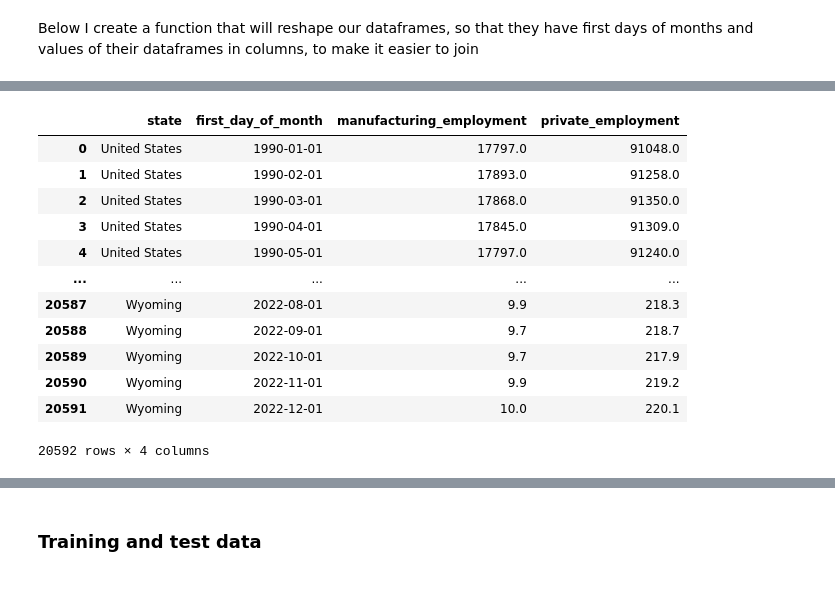
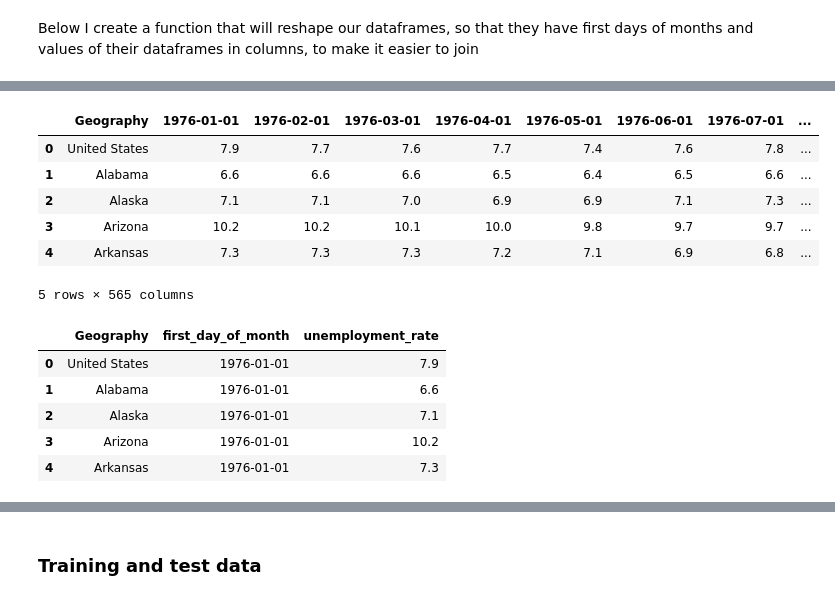
Before and after one commit to vroobelle93/03_GoDaddy, a Jupyter notebook: godaddy1.ipynb, the cells around one changed output, grey strips where cells are left out. Saved outputs shown, nothing was run; the diff lists cells and outputs as text; code cells hidden in the pictures.

```diff
--- a/godaddy1.ipynb
+++ b/godaddy1.ipynb
@@ -458,25 +320,24 @@ unemployment_rate_data_reshaped[unemployment_rate_data_reshaped['state']=='Alaba
-# %%
-pd.merge(
-    manufacturing_employment_data_reshaped,
-    private_employment_data_reshaped,
-    how='left',
-    left_on=['state', 'first_day_of_month'],
-    right_on=['state', 'first_day_of_month']
-)
-# %% [output]
-|  | state | first_day_of_month | manufacturing_employment | private_employment |
-| 0 | United States | 1990-01-01 | 17797.0 | 91048.0 |
-| 1 | United States | 1990-02-01 | 17893.0 | 91258.0 |
-| 2 | United States | 1990-03-01 | 17868.0 | 91350.0 |
-| 3 | United States | 1990-04-01 | 17845.0 | 91309.0 |
-| 4 | United States | 1990-05-01 | 17797.0 | 91240.0 |
-| ... | ... | ... | ... | ... |
-| 20587 | Wyoming | 2022-08-01 | 9.9 | 218.3 |
-| 20588 | Wyoming | 2022-09-01 | 9.7 | 218.7 |
-| 20589 | Wyoming | 2022-10-01 | 9.7 | 217.9 |
-| 20590 | Wyoming | 2022-11-01 | 9.9 | 219.2 |
-| 20591 | Wyoming | 2022-12-01 | 10.0 | 220.1 |
-20592 rows × 4 columns
+# %%
+# Before
+unemployment_rate_data.head()
+# %% [output]
+|  | Geography | 1976-01-01 | 1976-02-01 | 1976-03-01 | 1976-04-01 | 1976-05-01 | 1976-06-01 | 1976-07-01 | ... |
+| 0 | United States | 7.9 | 7.7 | 7.6 | 7.7 | 7.4 | 7.6 | 7.8 | ... |
+| 1 | Alabama | 6.6 | 6.6 | 6.6 | 6.5 | 6.4 | 6.5 | 6.6 | ... |
+| 2 | Alaska | 7.1 | 7.1 | 7.0 | 6.9 | 6.9 | 7.1 | 7.3 | ... |
+| 3 | Arizona | 10.2 | 10.2 | 10.1 | 10.0 | 9.8 | 9.7 | 9.7 | ... |
+| 4 | Arkansas | 7.3 | 7.3 | 7.3 | 7.2 | 7.1 | 6.9 | 6.8 | ... |
+5 rows × 565 columns
+# %%
+# After
+unemployment_rate_data_reshaped.head()
+# %% [output]
+|  | Geography | first_day_of_month | unemployment_rate |
+| 0 | United States | 1976-01-01 | 7.9 |
+| 1 | Alabama | 1976-01-01 | 6.6 |
+| 2 | Alaska | 1976-01-01 | 7.1 |
+| 3 | Arizona | 1976-01-01 | 10.2 |
+| 4 | Arkansas | 1976-01-01 | 7.3 |
 # %%
 # Create gathered data DataFrame
 gathered_data_df = pd.merge(
```
Also changed, not shown: parts of 30 cells of this notebook.
